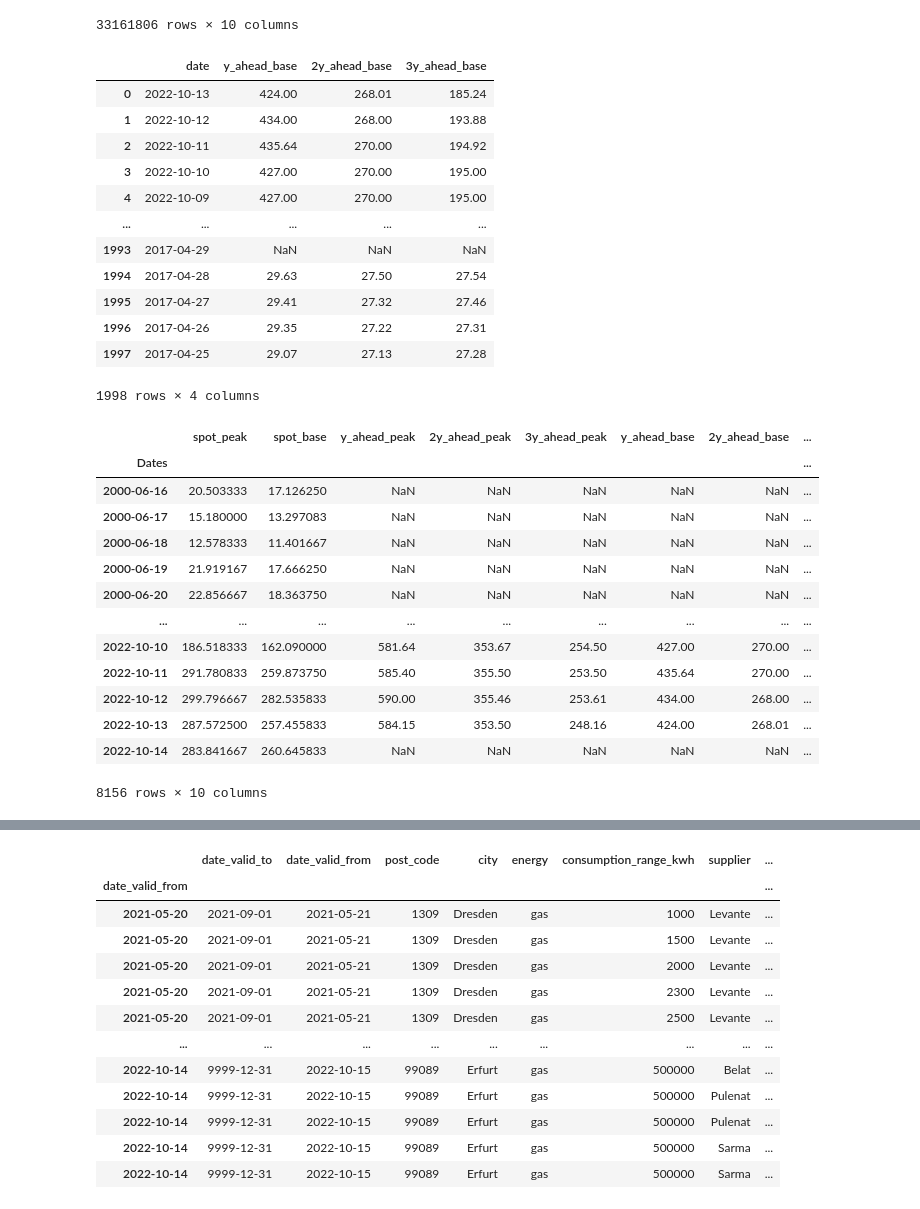
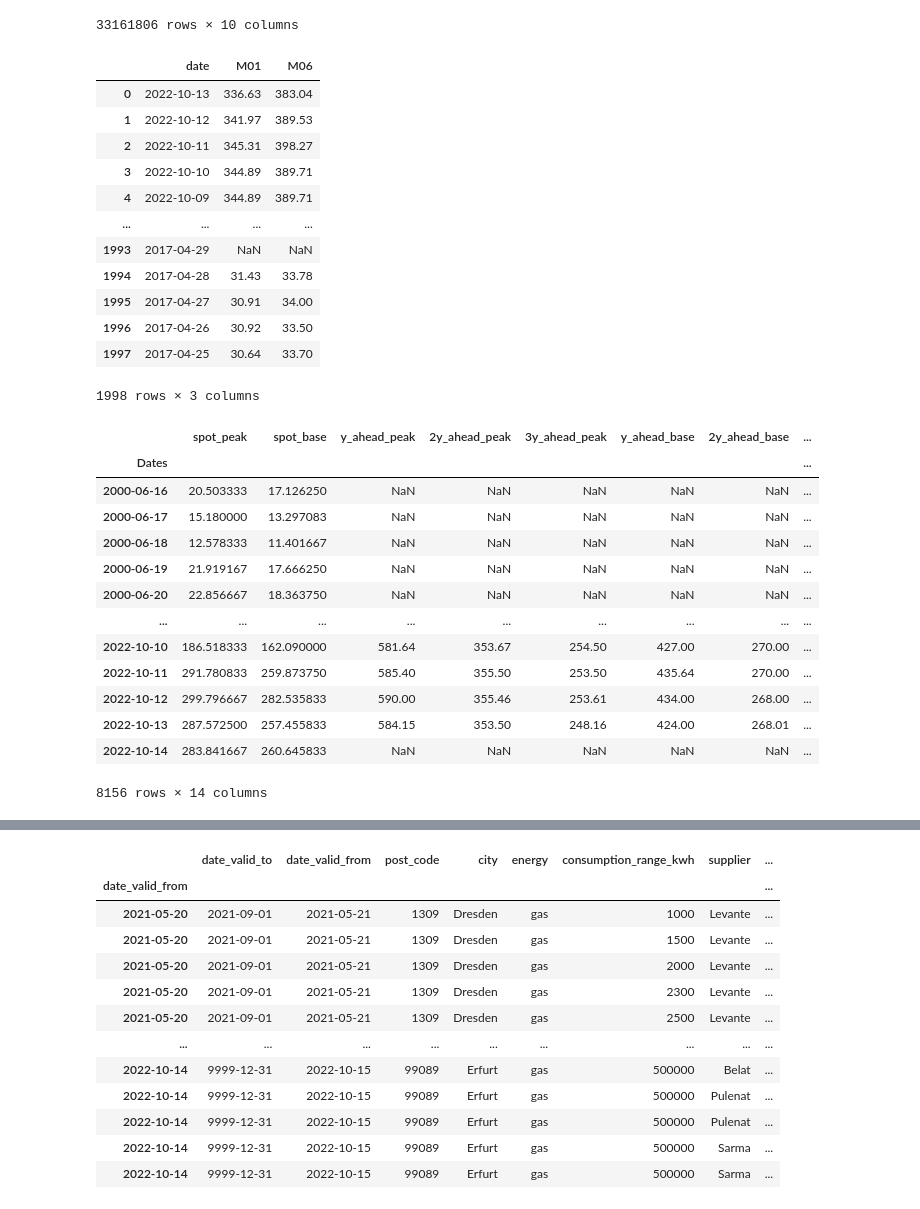
Before and after one commit to michael-fuest/DAiA-EON, a Jupyter notebook: MasterDataset.ipynb, the cells around one changed output, grey strips where cells are left out. Cells and saved outputs as stored; diff of their text form; code cells hidden in the pictures.

```diff
--- a/MasterDataset.ipynb
+++ b/MasterDataset.ipynb
@@ -63,10 +66,28 @@ df_power
 # %%
 #Joining Price Data
 df_spot_power = pd.read_csv(path + spot_power, usecols = [0,1])
+df_m_ahead_peak = pd.read_csv(path + m_ahead_peak, usecols = [0,2,7])
+df_m_ahead_base = pd.read_csv(path + m_ahead_base, usecols = [0,2,7])
 df_y_ahead_peak = pd.read_csv(path + y_ahead_peak, usecols = [0,1,2,3])
 df_y_ahead_base = pd.read_csv(path + y_ahead_base, usecols = [0,1,2,3])
 df_d_ahead_peak = pd.read_csv(path + d_ahead_peak, usecols = [0,1])
 df_d_ahead_base = pd.read_csv(path + d_ahead_base, usecols = [0,1])
+# %%
+df_m_ahead_base
+# %% [output]
+|  | date | M01 | M06 |
+| 0 | 2022-10-13 | 336.63 | 383.04 |
+| 1 | 2022-10-12 | 341.97 | 389.53 |
+| 2 | 2022-10-11 | 345.31 | 398.27 |
+| 3 | 2022-10-10 | 344.89 | 389.71 |
+| 4 | 2022-10-09 | 344.89 | 389.71 |
+| ... | ... | ... | ... |
+| 1993 | 2017-04-29 | NaN | NaN |
+| 1994 | 2017-04-28 | 31.43 | 33.78 |
+| 1995 | 2017-04-27 | 30.91 | 34.00 |
+| 1996 | 2017-04-26 | 30.92 | 33.50 |
+| 1997 | 2017-04-25 | 30.64 | 33.70 |
+1998 rows × 3 columns
 # %%
 #Renaming columns
 df_spot_power.rename(columns = {'d': 'spot'}, inplace = True)
@@ -78,22 +99,10 @@ df_y_ahead_base.rename(columns = {'y01': 'y_ahead_base',
                                  'y03': '3y_ahead_base'}, inplace = True)
 df_d_ahead_peak.rename(columns = {'d00': 'd_ahead_peak'}, inplace = True)
 df_d_ahead_base.rename(columns = {'d00': 'd_ahead_base'}, inplace = True)
-
-df_y_ahead_base
+df_m_ahead_base.rename(columns = {'M01': 'm_ahead_base',
+                                 'M06': '6m_ahead_base'}, inplace = True)
+df_m_ahead_peak.rename(columns = {'m01': 'm_ahead_peak',
+                                 'm06': '6m_ahead_peak'}, inplace = True)
-# %% [output]
-|  | date | y_ahead_base | 2y_ahead_base | 3y_ahead_base |
-| 0 | 2022-10-13 | 424.00 | 268.01 | 185.24 |
-| 1 | 2022-10-12 | 434.00 | 268.00 | 193.88 |
-| 2 | 2022-10-11 | 435.64 | 270.00 | 194.92 |
-| 3 | 2022-10-10 | 427.00 | 270.00 | 195.00 |
-| 4 | 2022-10-09 | 427.00 | 270.00 | 195.00 |
-| ... | ... | ... | ... | ... |
-| 1993 | 2017-04-29 | NaN | NaN | NaN |
-| 1994 | 2017-04-28 | 29.63 | 27.50 | 27.54 |
-| 1995 | 2017-04-27 | 29.41 | 27.32 | 27.46 |
-| 1996 | 2017-04-26 | 29.35 | 27.22 | 27.31 |
-| 1997 | 2017-04-25 | 29.07 | 27.13 | 27.28 |
-1998 rows × 4 columns
 # %%
 #Indexing Spot Price Data
 df_spot_power.time = pd.to_datetime(df_spot_power.time)
@@ -123,7 +130,7 @@ df_power.index = df_power.date_valid_from - timedelta(days = 1)
 
 
 #Joining all price data
-power_price_dfs = [df_y_ahead_peak, df_y_ahead_base, df_d_ahead_peak, df_d_ahead_base]
+power_price_dfs = [df_y_ahead_peak, df_y_ahead_base, df_d_ahead_peak, df_d_ahead_base, df_m_ahead_base, df_m_ahead_peak]
 
 for df in power_price_dfs:
     df.set_index(pd.to_datetime(df.date), inplace = True)
@@ -147,7 +154,7 @@ df_power_prices
 | 2022-10-12 | 299.796667 | 282.535833 | 590.00 | 355.46 | 253.61 | 434.00 | 268.00 | ... |
 | 2022-10-13 | 287.572500 | 257.455833 | 584.15 | 353.50 | 248.16 | 424.00 | 268.01 | ... |
 | 2022-10-14 | 283.841667 | 260.645833 | NaN | NaN | NaN | NaN | NaN | ... |
-8156 rows × 10 columns
+8156 rows × 14 columns
 # %%
 #Joining all prices with df_power
 df_power = df_power.join(df_power_prices)
```
Also changed, not shown: parts of 10 cells of this notebook, 1 other file.
